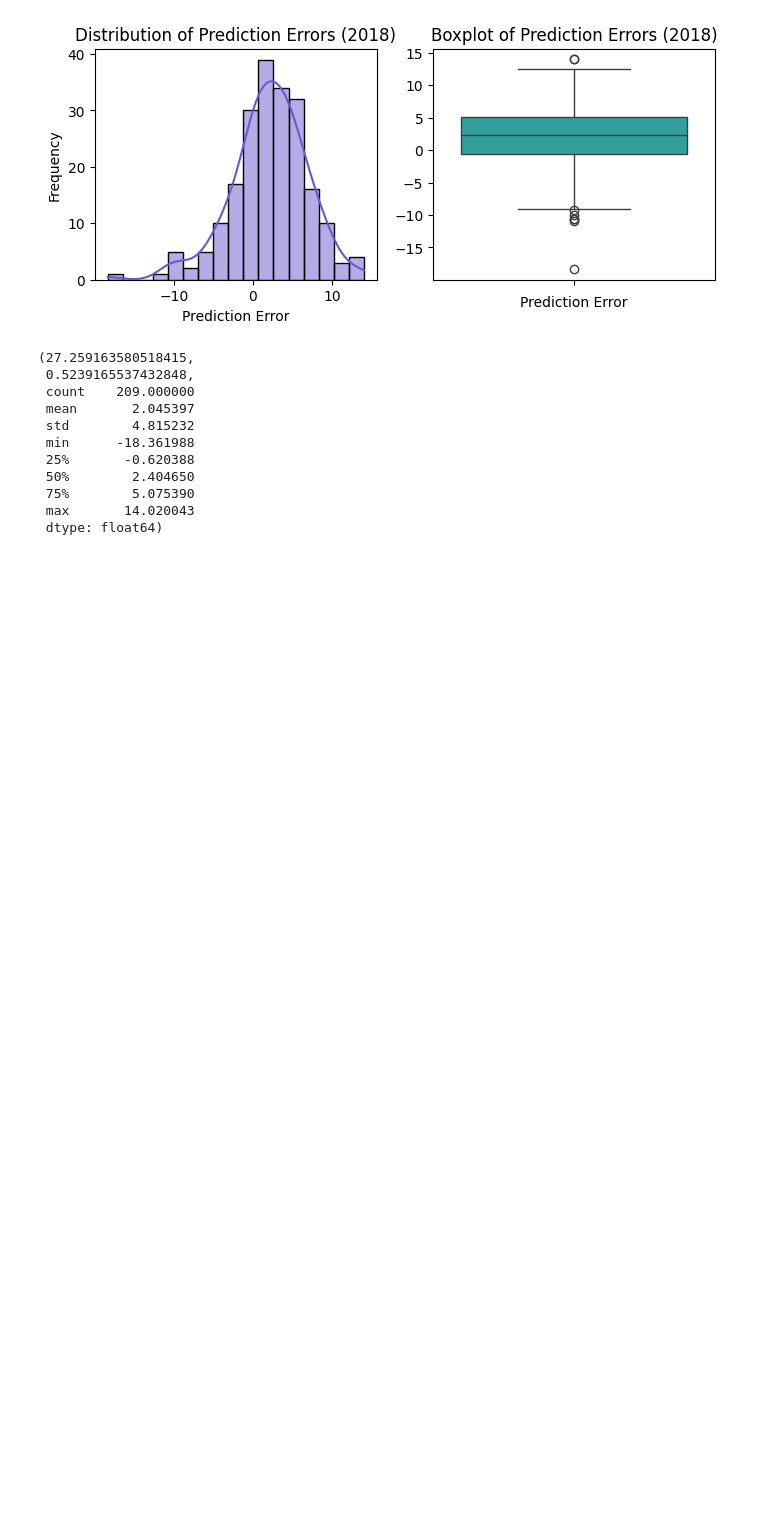
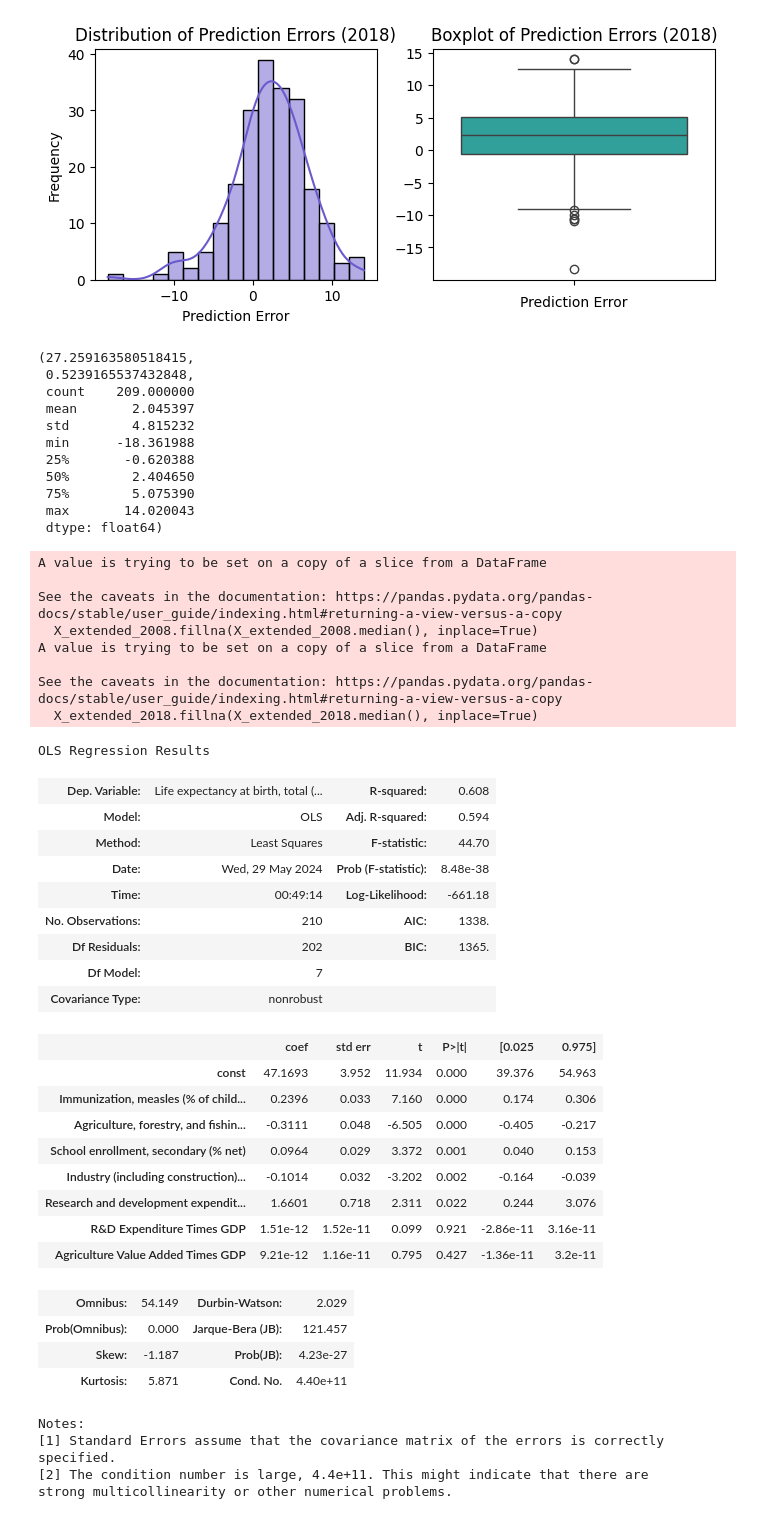
Before and after one commit to LiferLifer/EE340_SLforDS_Final_Project, a Jupyter notebook: project_01/task5.ipynb, the cells around one changed output. Saved outputs shown, nothing was run; the diff lists cells and outputs as text; code cells hidden in the pictures; blank space fills up the shorter version.

```diff
--- a/project_01/task5.ipynb
+++ b/project_01/task5.ipynb
@@ -718,3 +733,74 @@ mse_2018, r2_2018, prediction_errors.describe()
  75%        5.075390
  max       14.020043
  dtype: float64)
+# %%
+data_custom_imputed_2008 = data_custom_imputed.copy()
+data_custom_imputed_2018 = data_2018_custom_imputed.copy()
+selected_features_new = selected_features.copy()
+
+# Calculate the new features for both 2008 and 2018 data
+data_custom_imputed_2008['R&D Expenditure Times GDP'] = (
+    data_custom_imputed_2008['Research and development expenditure (% of GDP)'] / 100) * data_custom_imputed_2008['GDP (current US$)']
+data_custom_imputed_2008['Agriculture Value Added Times GDP'] = (
+    data_custom_imputed_2008['Agriculture, forestry, and fishing, value added (% of GDP)'] / 100) * data_custom_imputed_2008['GDP (current US$)']
+
+data_custom_imputed_2018['R&D Expenditure Times GDP'] = (
+    data_custom_imputed_2018['Research and development expenditure (% of GDP)'] / 100) * data_custom_imputed_2018['GDP (current US$)']
+data_custom_imputed_2018['Agriculture Value Added Times GDP'] = (
+    data_custom_imputed_2018['Agriculture, forestry, and fishing, value added (% of GDP)'] / 100) * data_custom_imputed_2018['GDP (current US$)']
+
+# Update the feature sets for both datasets
+features_extended = selected_features_new + ['R&D Expenditure Times GDP', 'Agriculture Value Added Times GDP']
+
+# Prepare the extended feature datasets for model training
+X_extended_2008 = data_custom_imputed_2008[features_extended]
+X_extended_2018 = data_custom_imputed_2018[features_extended]
+
+# Fill any potential new missing values due to the new features
+X_extended_2008.fillna(X_extended_2008.median(), inplace=True)
+X_extended_2018.fillna(X_extended_2018.median(), inplace=True)
+
+# Adding constant for models
+X_extended_2008_final = sm.add_constant(X_extended_2008)
+X_extended_2018_final = sm.add_constant(X_extended_2018)
+
+# Train a new model using the extended features for 2008
+new_model = sm.OLS(y, X_extended_2008_final).fit()
+
+new_model.summary()
+# %% [output]
+A value is trying to be set on a copy of a slice from a DataFrame
+
+See the caveats in the documentation: https://pandas.pydata.org/pandas-docs/stable/user_guide/indexing.html#returning-a-view-versus-a-copy
+  X_extended_2008.fillna(X_extended_2008.median(), inplace=True)
+A value is trying to be set on a copy of a slice from a DataFrame
+
+See the caveats in the documentation: https://pandas.pydata.org/pandas-docs/stable/user_guide/indexing.html#returning-a-view-versus-a-copy
+  X_extended_2018.fillna(X_extended_2018.median(), inplace=True)
+OLS Regression Results
+| Dep. Variable: | Life expectancy at birth, total (... | R-squared: | 0.608 |
+| Model: | OLS | Adj. R-squared: | 0.594 |
+| Method: | Least Squares | F-statistic: | 44.70 |
+| Date: | Wed, 29 May 2024 | Prob (F-statistic): | 8.48e-38 |
+| Time: | 00:49:14 | Log-Likelihood: | -661.18 |
+| No. Observations: | 210 | AIC: | 1338. |
+| Df Residuals: | 202 | BIC: | 1365. |
+| Df Model: | 7 |  |  |
+| Covariance Type: | nonrobust |  |  |
+|  | coef | std err | t | P>|t| | [0.025 | 0.975] |
+| const | 47.1693 | 3.952 | 11.934 | 0.000 | 39.376 | 54.963 |
+| Immunization, measles (% of child... | 0.2396 | 0.033 | 7.160 | 0.000 | 0.174 | 0.306 |
+| Agriculture, forestry, and fishin... | -0.3111 | 0.048 | -6.505 | 0.000 | -0.405 | -0.217 |
+| School enrollment, secondary (% net) | 0.0964 | 0.029 | 3.372 | 0.001 | 0.040 | 0.153 |
+| Industry (including construction)... | -0.1014 | 0.032 | -3.202 | 0.002 | -0.164 | -0.039 |
+| Research and development expendit... | 1.6601 | 0.718 | 2.311 | 0.022 | 0.244 | 3.076 |
+| R&D Expenditure Times GDP | 1.51e-12 | 1.52e-11 | 0.099 | 0.921 | -2.86e-11 | 3.16e-11 |
+| Agriculture Value Added Times GDP | 9.21e-12 | 1.16e-11 | 0.795 | 0.427 | -1.36e-11 | 3.2e-11 |
+| Omnibus: | 54.149 | Durbin-Watson: | 2.029 |
+| Prob(Omnibus): | 0.000 | Jarque-Bera (JB): | 121.457 |
+| Skew: | -1.187 | Prob(JB): | 4.23e-27 |
+| Kurtosis: | 5.871 | Cond. No. | 4.40e+11 |
+Notes:
+[1] Standard Errors assume that the covariance matrix of the errors is correctly specified.
+[2] The condition number is large, 4.4e+11. This might indicate that there are
+strong multicollinearity or other numerical problems.
```
Also changed, not shown: parts of 14 cells of this notebook, 2 other files.
